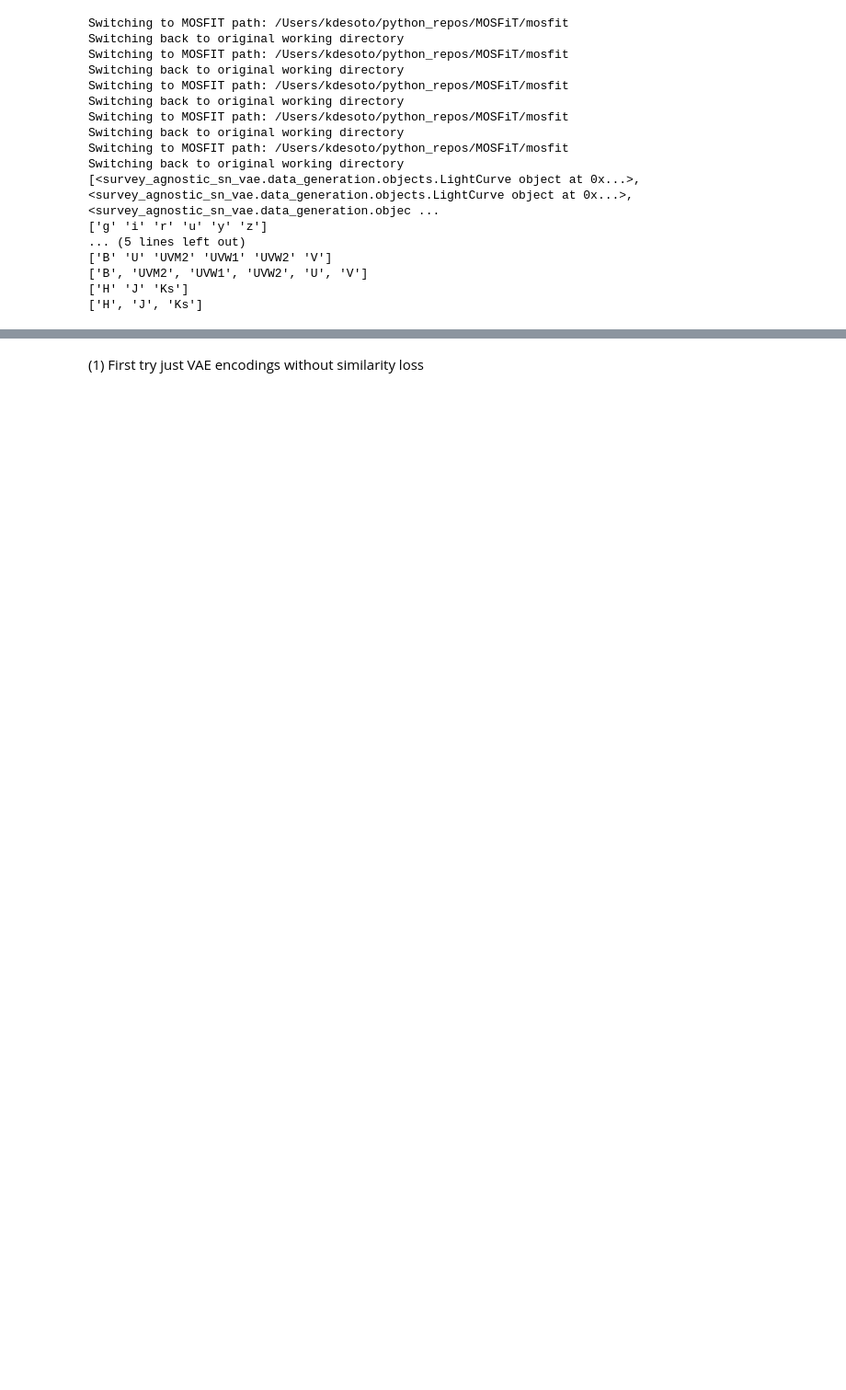
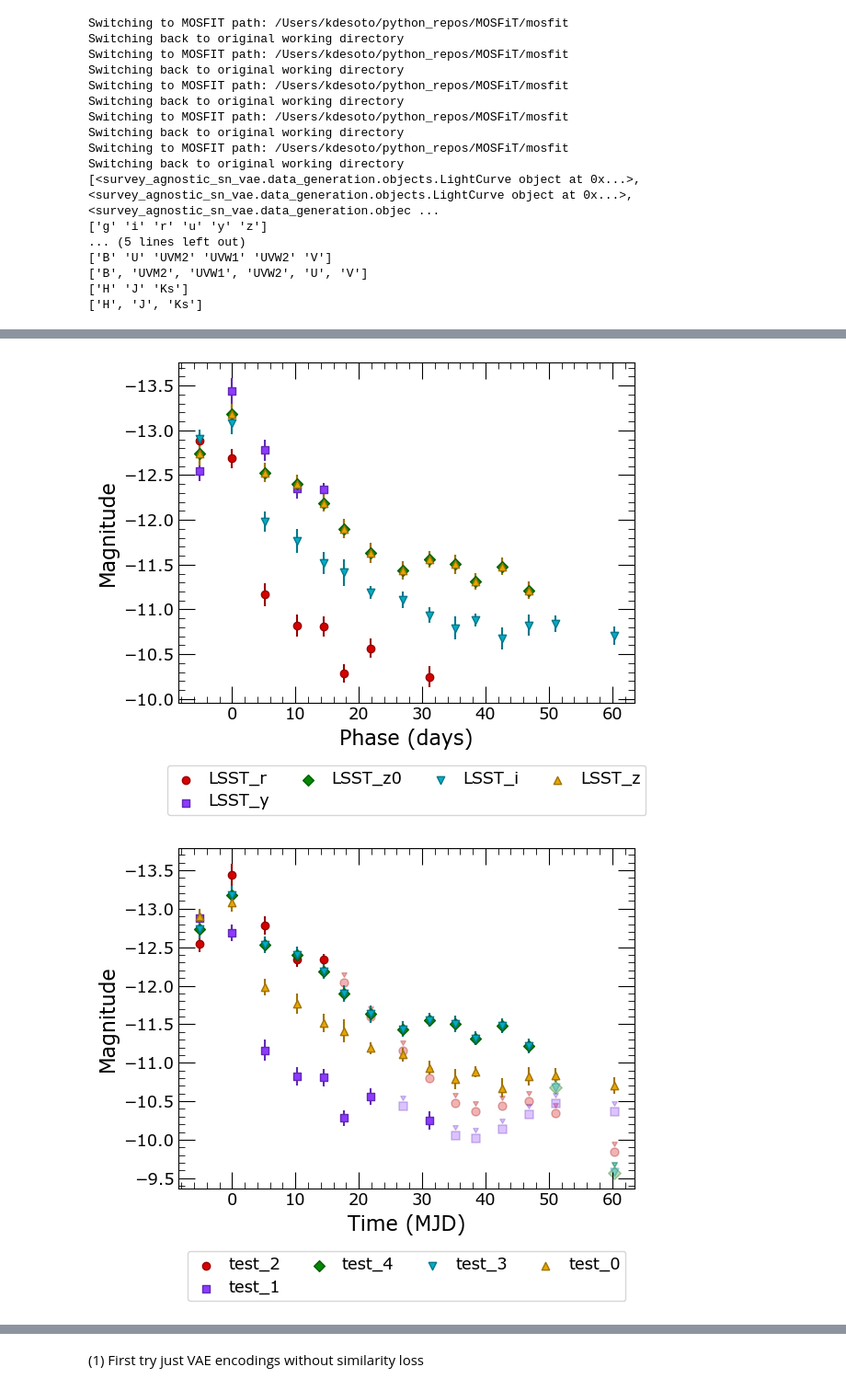
Before and after one commit to kdesoto-astro/survey-agnostic-sn-vae, a Jupyter notebook: data/intro_notebook.ipynb, the cells around one changed output, grey strips where cells are left out. Shown at 92% size. Drawn from its saved outputs; the diff is of its cells as text; code cells hidden in the pictures; blank space fills up the shorter version.

```diff
--- a/data/intro_notebook.ipynb
+++ b/data/intro_notebook.ipynb
@@ -149,0 +232,64 @@ plot_lightcurves(
+# %%
+import os
+import shutil
+from survey_agnostic_sn_vae.preprocessing import prep_input
+from snapi import Photometry, LightCurve, Filter, Transient, Formatter
+import astropy.units as u
+from astropy.time import Time
+import numpy as np
+import matplotlib.pyplot as plt
+
+formatter = Formatter()
+
+orig_transient = Transient.load("test_data/398338628_0.hdf5")
+orig_photometry = orig_transient.photometry
+orig_photometry.tile(6)
+orig_photometry.phase()
+for lc in orig_photometry.light_curves:
+    if str(lc.filter)[-1] == '0':
+        repeat_instrument = lc.filter.instrument
+        break
+photometry = orig_photometry.filter_by_instrument(repeat_instrument)
+dense_arr = photometry.dense_array()
+
+#original
+fig, ax = plt.subplots()
+photometry.plot(ax=ax, formatter=formatter)
+formatter.make_plot_pretty(ax)
+formatter.add_legend(ax)
+plt.show()
+
+# recreated
+nfilts = len(photometry)
+times = dense_arr[:,0]
+dense_mags = dense_arr[:,1:1+nfilts]
+dense_mag_errs = dense_arr[:,1+nfilts:1+2*nfilts]
+interpolated_mask = dense_arr[:,1+2*nfilts:1+3*nfilts]
+
+rec_lcs = set()
+for i in range(len(photometry)):
+    recreation = LightCurve(
+        times=Time(times, format='mjd'),
+        mags=dense_mags[:,i],
+        mag_errs=dense_mag_errs[:,i],
+        upper_limits=interpolated_mask[:,i].astype(bool),
+        filt = Filter(
+            instrument="test",
+            band=str(i),
+            center=np.nan * u.AA
+        )
+    )
+    rec_lcs.add(recreation)
+
+formatter.reset_colors()
+formatter.reset_markers()
+
+fig, ax = plt.subplots()
+photometry = Photometry(rec_lcs)
+photometry.plot(ax=ax, formatter=formatter)
+formatter.make_plot_pretty(ax)
+formatter.add_legend(ax)
+plt.show()
+# %% [output]
+[figure, added]
+[figure, added]
```
Also changed, not shown: parts of 36 cells of this notebook, 32 other files.
